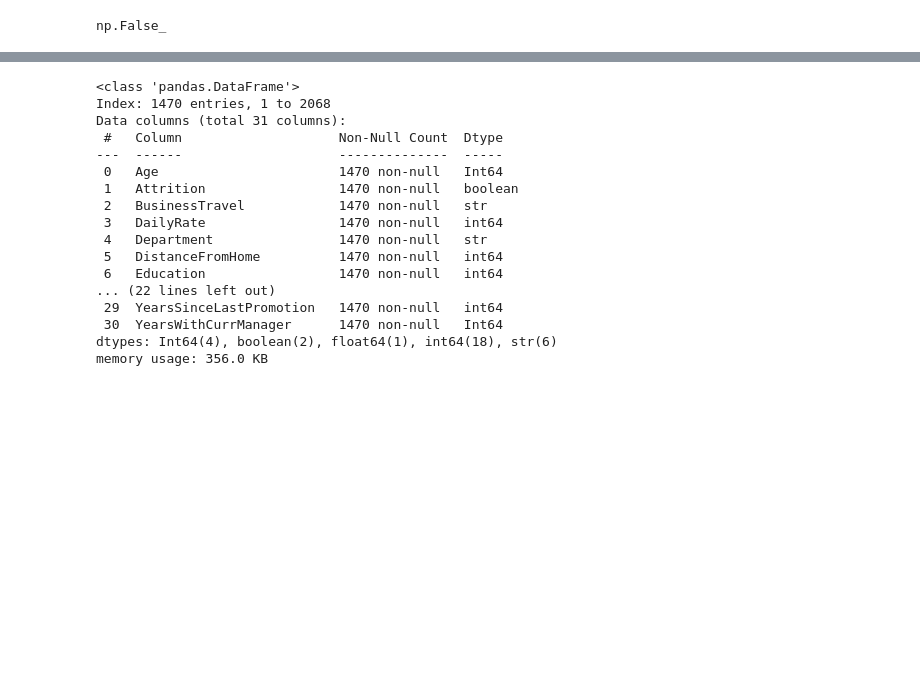
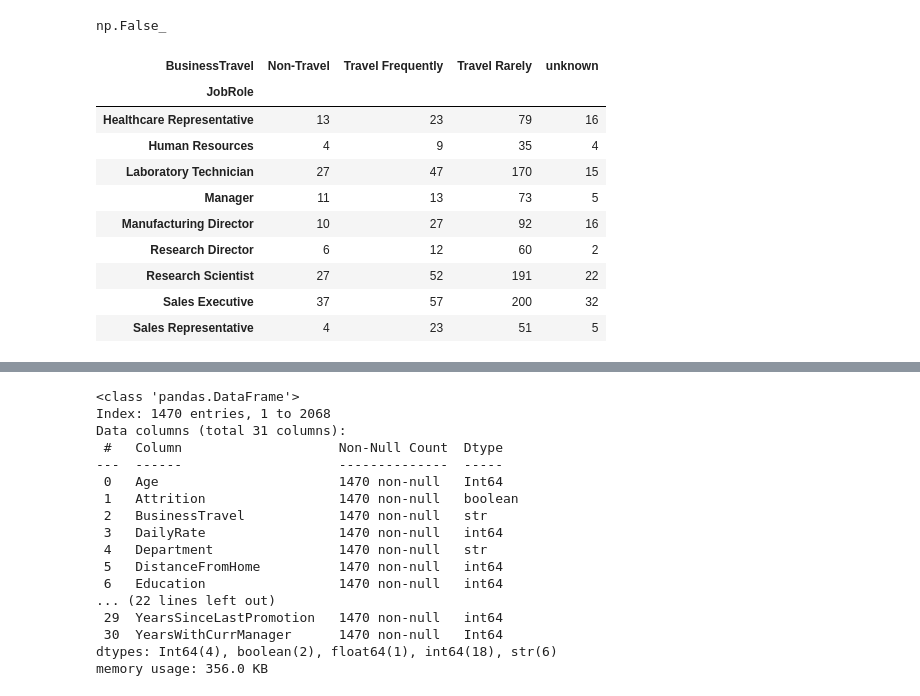
Before and after one commit to Adalab/project-da-promo-67-modulo-3-team-2, a Jupyter notebook: 01_EDA_transformacion_limpieza.ipynb, the cells around one changed output, grey strips where cells are left out. Drawn from its saved outputs; the diff is of its cells as text; code cells hidden in the pictures; blank space fills up the shorter version.

Commit message:
relacion entre businesstravel y jobrole

```diff
--- a/01_EDA_transformacion_limpieza.ipynb
+++ b/01_EDA_transformacion_limpieza.ipynb
@@ -584,3 +605,18 @@ YearsWithCurrManager. Nulos después = 0
 df_limpio.isnull().any().any()
 # %% [output]
 np.False_
+# %%
+tabla_relacion1 = pd.crosstab(df_limpio['JobRole'], df_limpio['BusinessTravel'])
+tabla_relacion1
+# %% [output]
+| BusinessTravel | Non-Travel | Travel Frequently | Travel Rarely | unknown |
+| JobRole |  |  |  |  |
+| Healthcare Representative | 13 | 23 | 79 | 16 |
+| Human Resources | 4 | 9 | 35 | 4 |
+| Laboratory Technician | 27 | 47 | 170 | 15 |
+| Manager | 11 | 13 | 73 | 5 |
+| Manufacturing Director | 10 | 27 | 92 | 16 |
+| Research Director | 6 | 12 | 60 | 2 |
+| Research Scientist | 27 | 52 | 191 | 22 |
+| Sales Executive | 37 | 57 | 200 | 32 |
+| Sales Representative | 4 | 23 | 51 | 5 |
```
Also changed, not shown: parts of 13 cells of this notebook.
